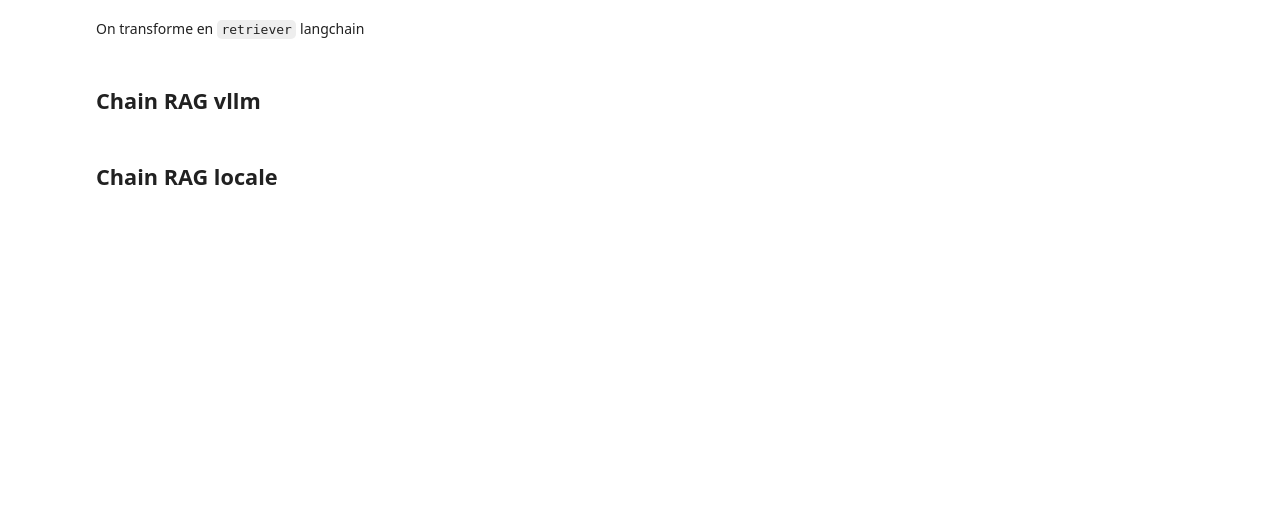
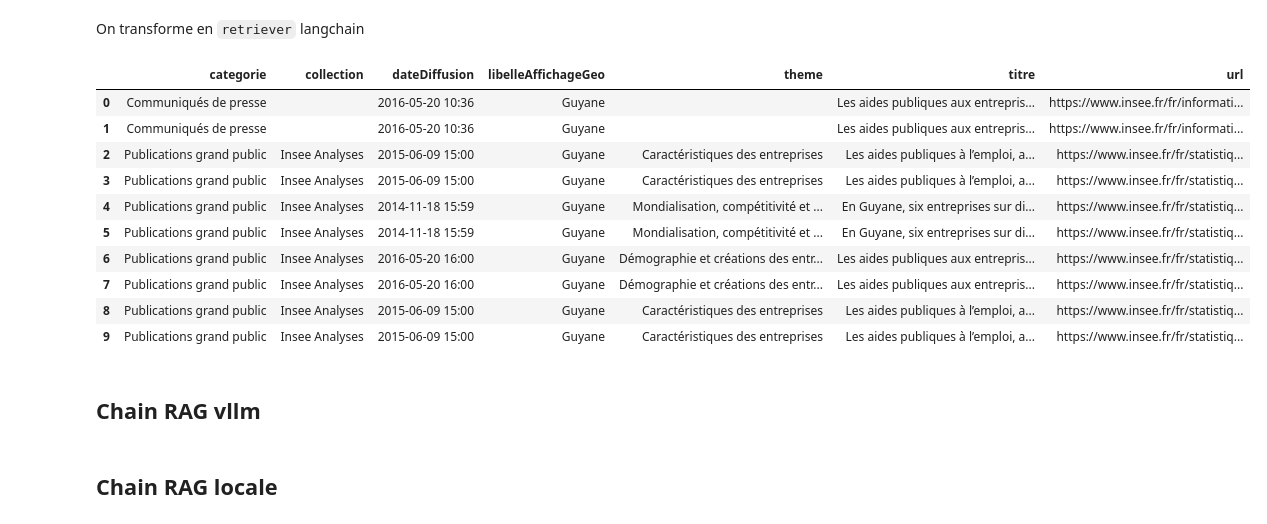
Before and after one commit to InseeFrLab/llm-open-data-insee, a Jupyter notebook: dirag-example.ipynb, the cells around one changed output. Drawn from its saved outputs; the diff is of its cells as text; code cells hidden in the pictures; blank space fills up the shorter version.

```diff
--- a/dirag-example.ipynb
+++ b/dirag-example.ipynb
@@ -46,7 +56,18 @@ retriever, vectorstore = load_retriever(
 )
 # %%
 retrieved_docs = retriever.invoke("subventions aux entreprises")
-retrieved_docs
+# %% [output]
+|  | categorie | collection | dateDiffusion | libelleAffichageGeo | theme | titre | url |
+| 0 | Communiqués de presse |  | 2016-05-20 10:36 | Guyane |  | Les aides publiques aux entrepris... | https://www.insee.fr/fr/informati... |
+| 1 | Communiqués de presse |  | 2016-05-20 10:36 | Guyane |  | Les aides publiques aux entrepris... | https://www.insee.fr/fr/informati... |
+| 2 | Publications grand public | Insee Analyses | 2015-06-09 15:00 | Guyane | Caractéristiques des entreprises | Les aides publiques à l’emploi, a... | https://www.insee.fr/fr/statistiq... |
+| 3 | Publications grand public | Insee Analyses | 2015-06-09 15:00 | Guyane | Caractéristiques des entreprises | Les aides publiques à l’emploi, a... | https://www.insee.fr/fr/statistiq... |
+| 4 | Publications grand public | Insee Analyses | 2014-11-18 15:59 | Guyane | Mondialisation, compétitivité et ... | En Guyane, six entreprises sur di... | https://www.insee.fr/fr/statistiq... |
+| 5 | Publications grand public | Insee Analyses | 2014-11-18 15:59 | Guyane | Mondialisation, compétitivité et ... | En Guyane, six entreprises sur di... | https://www.insee.fr/fr/statistiq... |
+| 6 | Publications grand public | Insee Analyses | 2016-05-20 16:00 | Guyane | Démographie et créations des entr... | Les aides publiques aux entrepris... | https://www.insee.fr/fr/statistiq... |
+| 7 | Publications grand public | Insee Analyses | 2016-05-20 16:00 | Guyane | Démographie et créations des entr... | Les aides publiques aux entrepris... | https://www.insee.fr/fr/statistiq... |
+| 8 | Publications grand public | Insee Analyses | 2015-06-09 15:00 | Guyane | Caractéristiques des entreprises | Les aides publiques à l’emploi, a... | https://www.insee.fr/fr/statistiq... |
+| 9 | Publications grand public | Insee Analyses | 2015-06-09 15:00 | Guyane | Caractéristiques des entreprises | Les aides publiques à l’emploi, a... | https://www.insee.fr/fr/statistiq... |
 # %% [markdown]
 ## Chain RAG vllm
 # %%
```
Also changed, not shown: parts of 4 cells of this notebook, 2 other files.
